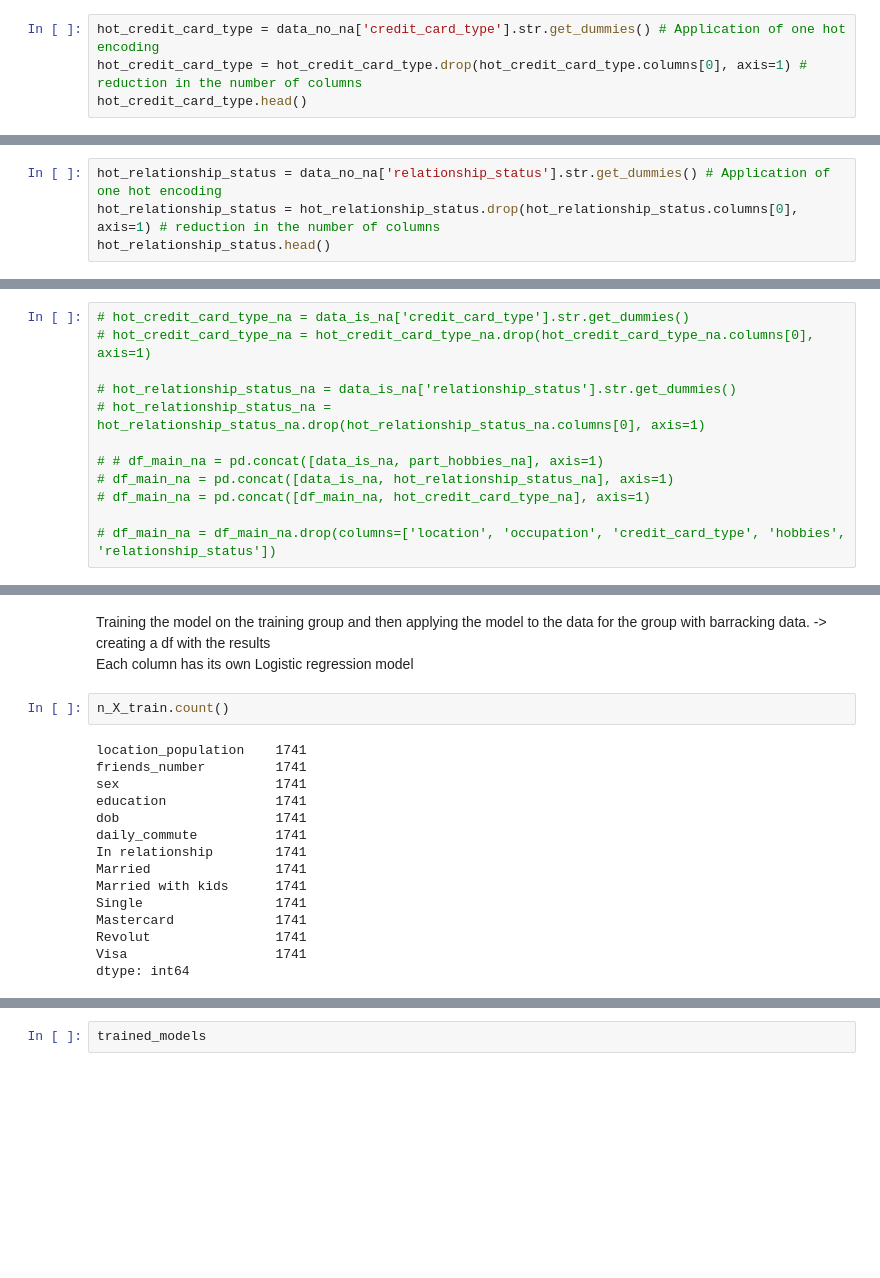
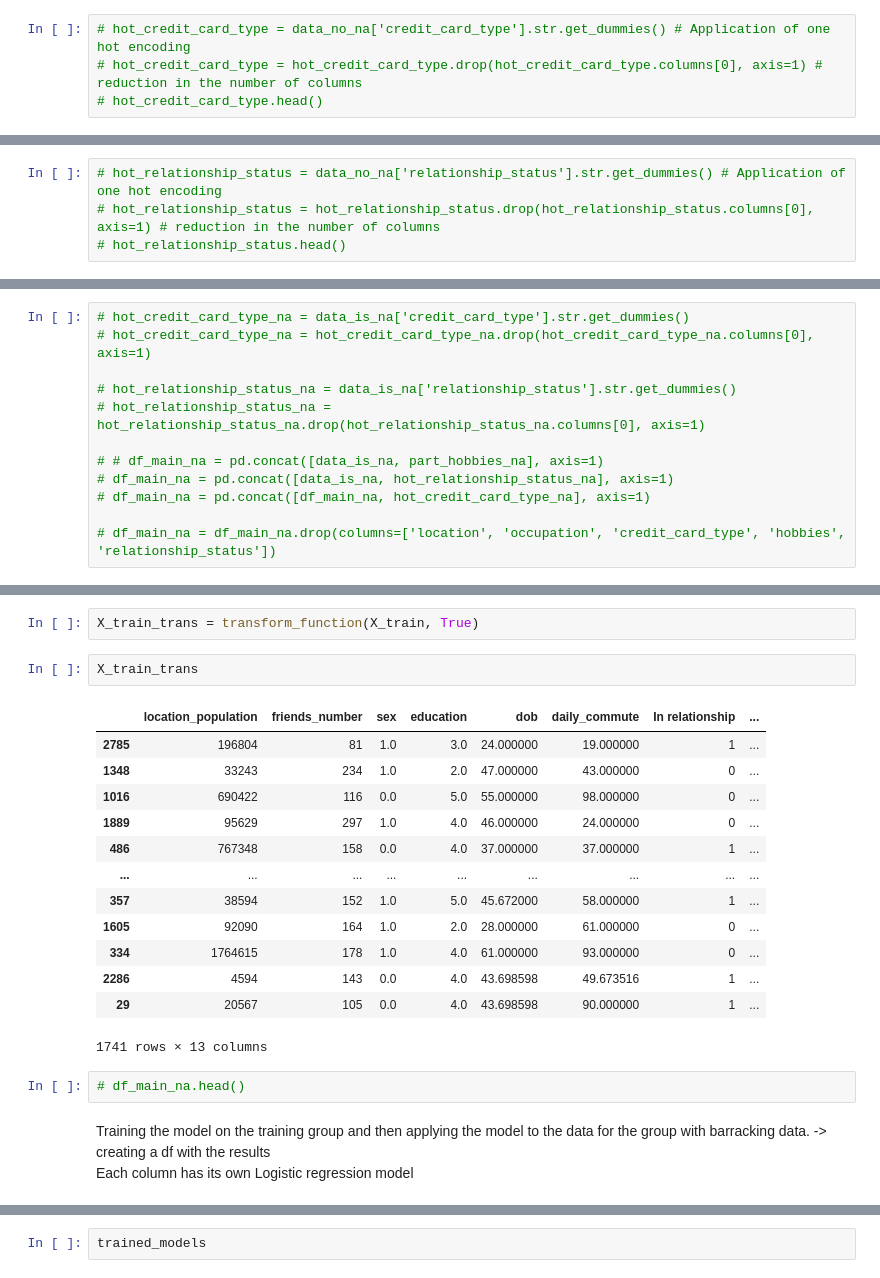
Before and after one commit to Bartoszcz28/Gym_Subscription, a Jupyter notebook: Data_Imput_hobby.ipynb, the cells around one changed output, grey strips where cells are left out. Drawn from its saved outputs; the diff is of its cells as text; blank space fills up the shorter version.

```diff
--- a/Data_Imput_hobby.ipynb
+++ b/Data_Imput_hobby.ipynb
@@ -138,6 +110,6 @@ part_hobbies.head()
 | 3 | 0 | 0 | 1 | 0 | 0 | 0 | 0 | 0 | 1 | ... |
 | 4 | 1 | 0 | 0 | 1 | 1 | 0 | 0 | 0 | 0 | ... |
 # %%
-hot_credit_card_type = data_no_na['credit_card_type'].str.get_dummies() # Application of one hot encoding
-hot_credit_card_type = hot_credit_card_type.drop(hot_credit_card_type.columns[0], axis=1) # reduction in the number of columns
-hot_credit_card_type.head()
+# hot_credit_card_type = data_no_na['credit_card_type'].str.get_dummies() # Application of one hot encoding
+# hot_credit_card_type = hot_credit_card_type.drop(hot_credit_card_type.columns[0], axis=1) # reduction in the number of columns
+# hot_credit_card_type.head()
@@ -158,4 +118,4 @@ dtype: int64
 # %%
-hot_relationship_status = data_no_na['relationship_status'].str.get_dummies() # Application of one hot encoding
-hot_relationship_status = hot_relationship_status.drop(hot_relationship_status.columns[0], axis=1) # reduction in the number of columns
-hot_relationship_status.head()
+# hot_relationship_status = data_no_na['relationship_status'].str.get_dummies() # Application of one hot encoding
+# hot_relationship_status = hot_relationship_status.drop(hot_relationship_status.columns[0], axis=1) # reduction in the number of columns
+# hot_relationship_status.head()
@@ -308,20 +232,23 @@ df_main_na.head()
+# %%
+X_train_trans = transform_function(X_train, True)
+# %%
+X_train_trans
+# %% [output]
+|  | location_population | friends_number | sex | education | dob | daily_commute | In relationship | ... |
+| 2785 | 196804 | 81 | 1.0 | 3.0 | 24.000000 | 19.000000 | 1 | ... |
+| 1348 | 33243 | 234 | 1.0 | 2.0 | 47.000000 | 43.000000 | 0 | ... |
+| 1016 | 690422 | 116 | 0.0 | 5.0 | 55.000000 | 98.000000 | 0 | ... |
+| 1889 | 95629 | 297 | 1.0 | 4.0 | 46.000000 | 24.000000 | 0 | ... |
+| 486 | 767348 | 158 | 0.0 | 4.0 | 37.000000 | 37.000000 | 1 | ... |
+| ... | ... | ... | ... | ... | ... | ... | ... | ... |
+| 357 | 38594 | 152 | 1.0 | 5.0 | 45.672000 | 58.000000 | 1 | ... |
+| 1605 | 92090 | 164 | 1.0 | 2.0 | 28.000000 | 61.000000 | 0 | ... |
+| 334 | 1764615 | 178 | 1.0 | 4.0 | 61.000000 | 93.000000 | 0 | ... |
+| 2286 | 4594 | 143 | 0.0 | 4.0 | 43.698598 | 49.673516 | 1 | ... |
+| 29 | 20567 | 105 | 0.0 | 4.0 | 43.698598 | 90.000000 | 1 | ... |
+1741 rows × 13 columns
+# %%
+# df_main_na.head()
 # %% [markdown]
 Training the model on the training group and then applying the model to the data for the group with barracking data. -> creating a df with the results
 Each column has its own Logistic regression model
-# %%
-n_X_train.count()
-# %% [output]
-location_population    1741
-friends_number         1741
-sex                    1741
-education              1741
-dob                    1741
-daily_commute          1741
-In relationship        1741
-Married                1741
-Married with kids      1741
-Single                 1741
-Mastercard             1741
-Revolut                1741
-Visa                   1741
-dtype: int64
```
Also changed, not shown: parts of 45 cells of this notebook.
